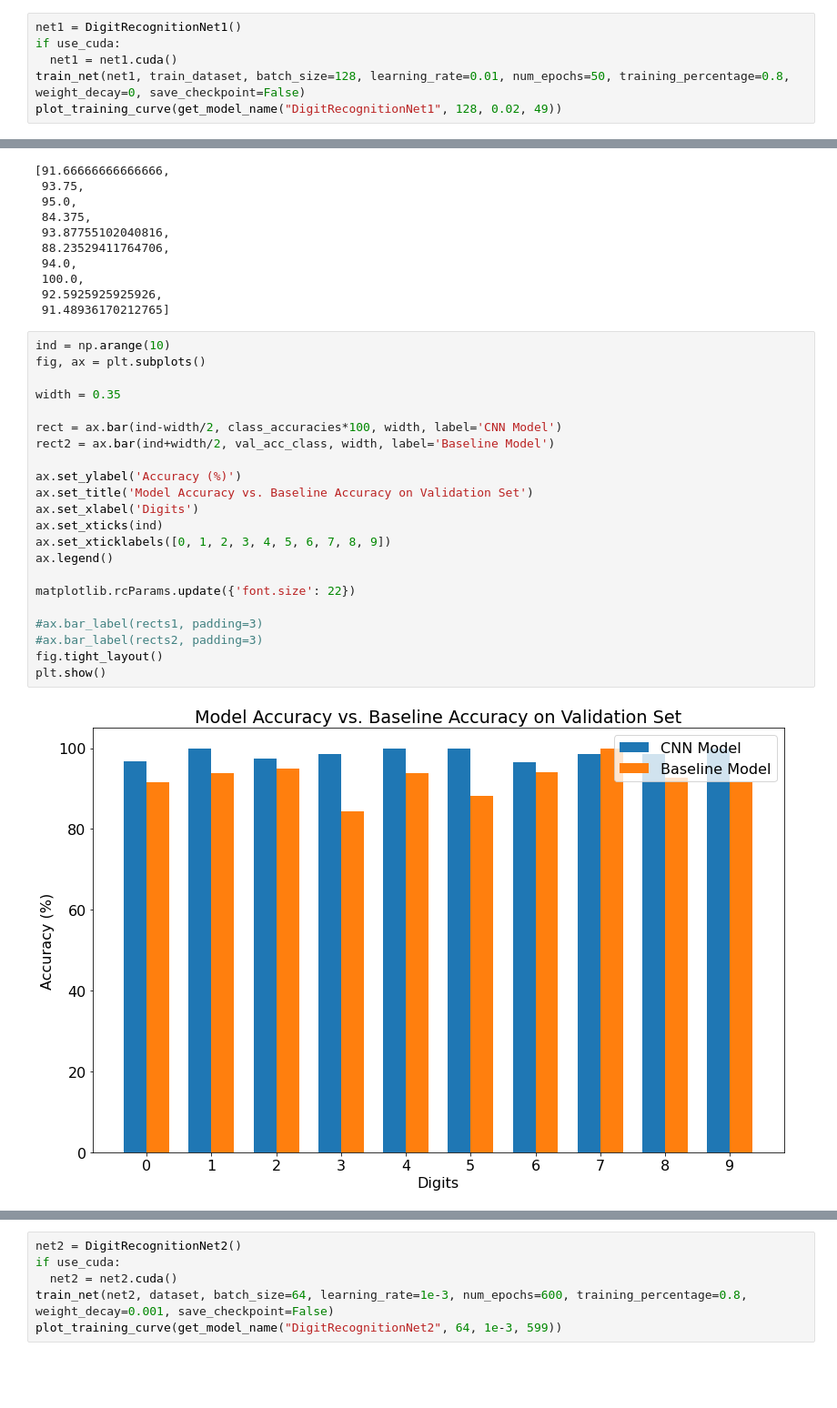
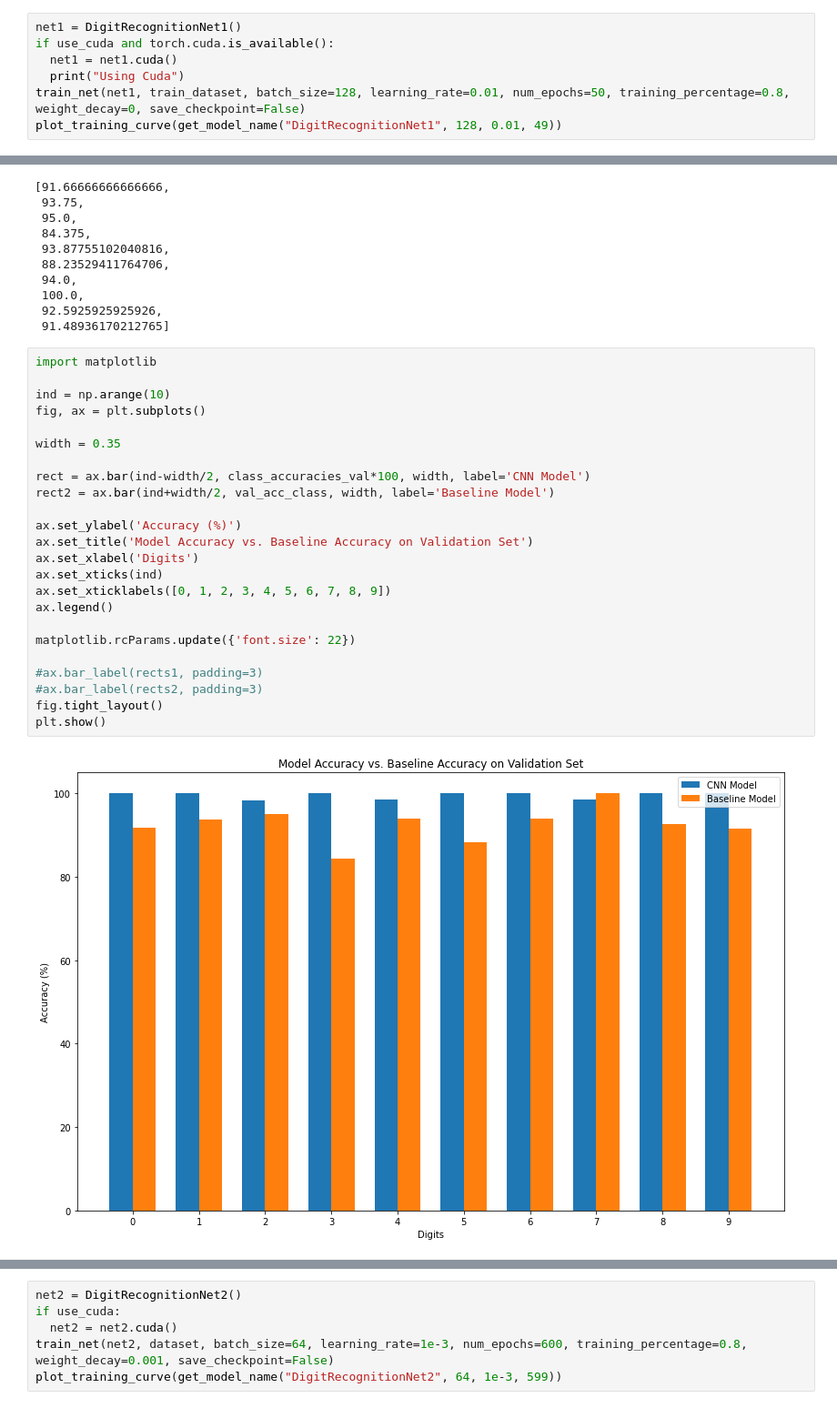
Before and after one commit to Ali-Sab/aps360_project, a Jupyter notebook: APS360_Project.ipynb, the cells around one changed output, grey strips where cells are left out. Shown at 91% size. Drawn from its saved outputs; the diff is of its cells as text; blank space fills up the shorter version.

```diff
--- a/APS360_Project.ipynb
+++ b/APS360_Project.ipynb
@@ -617,8 +653,9 @@ tensor(9)
 use_cuda = True
 # %%
 net1 = DigitRecognitionNet1()
-if use_cuda:
+if use_cuda and torch.cuda.is_available():
   net1 = net1.cuda()
+  print("Using Cuda")
 train_net(net1, train_dataset, batch_size=128, learning_rate=0.01, num_epochs=50, training_percentage=0.8, weight_decay=0, save_checkpoint=False)
-plot_training_curve(get_model_name("DigitRecognitionNet1", 128, 0.02, 49))
+plot_training_curve(get_model_name("DigitRecognitionNet1", 128, 0.01, 49))
 # %% [output]
@@ -716,29 +754,31 @@ val_acc_class
  92.5925925925926,
  91.48936170212765]
 # %%
+import matplotlib
+
 ind = np.arange(10)
 fig, ax = plt.subplots()
 
 width = 0.35
 
-rect = ax.bar(ind-width/2, class_accuracies*100, width, label='CNN Model')
+rect = ax.bar(ind-width/2, class_accuracies_val*100, width, label='CNN Model')
 rect2 = ax.bar(ind+width/2, val_acc_class, width, label='Baseline Model')
 
 ax.set_ylabel('Accuracy (%)')
 ax.set_title('Model Accuracy vs. Baseline Accuracy on Validation Set')
 ax.set_xlabel('Digits')
 ax.set_xticks(ind)
 ax.set_xticklabels([0, 1, 2, 3, 4, 5, 6, 7, 8, 9])
 ax.legend()
 
 matplotlib.rcParams.update({'font.size': 22})
 
 #ax.bar_label(rects1, padding=3)
 #ax.bar_label(rects2, padding=3)
 fig.tight_layout()
 plt.show()
 # %% [output]
-[figure, old version]
+[figure, new version]
 # %%
 ind = np.arange(10)
 fig, ax = plt.subplots()
```
Also changed, not shown: parts of 17 cells of this notebook.
